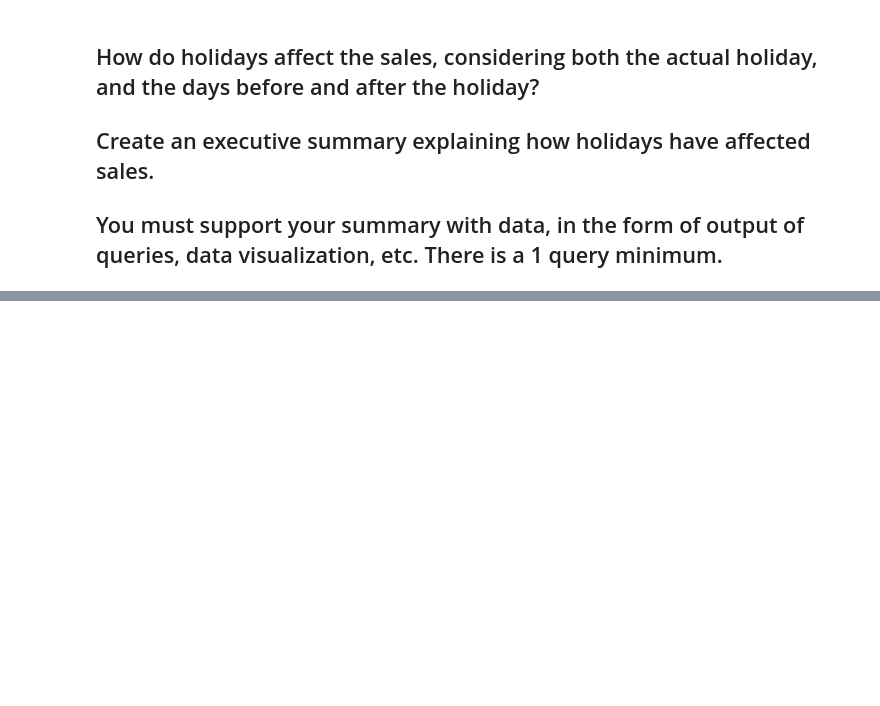
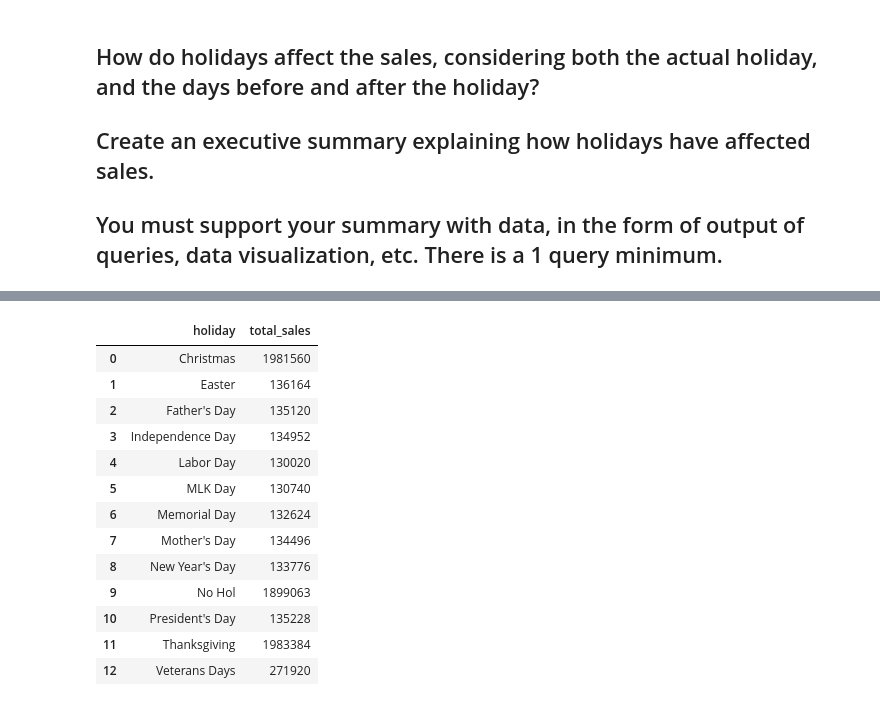
Before and after one commit to morinlandon12/ucb_mids_w205_project_1, a Jupyter notebook: project_1_4.ipynb, the cells around one changed output, grey strips where cells are left out. Saved outputs shown, nothing was run; the diff lists cells and outputs as text; code cells hidden in the pictures; blank space fills up the shorter version.

```diff
--- a/project_1_4.ipynb
+++ b/project_1_4.ipynb
@@ -149,0 +229,22 @@ df2
+# %%
+week_sales = df1.groupby('holiday').mean('total_sales')
+week_sales.reset_index()
+week_sales = week_sales.drop('week', axis = 1)
+week_sales['total_sales'] = week_sales['total_sales'].astype(int)
+week_sales = week_sales.reset_index()
+week_sales
+# %% [output]
+|  | holiday | total_sales |
+| 0 | Christmas | 1981560 |
+| 1 | Easter | 136164 |
+| 2 | Father's Day | 135120 |
+| 3 | Independence Day | 134952 |
+| 4 | Labor Day | 130020 |
+| 5 | MLK Day | 130740 |
+| 6 | Memorial Day | 132624 |
+| 7 | Mother's Day | 134496 |
+| 8 | New Year's Day | 133776 |
+| 9 | No Hol | 1899063 |
+| 10 | President's Day | 135228 |
+| 11 | Thanksgiving | 1983384 |
+| 12 | Veterans Days | 271920 |
```
Also changed, not shown: parts of 19 cells of this notebook, 1 other file.
